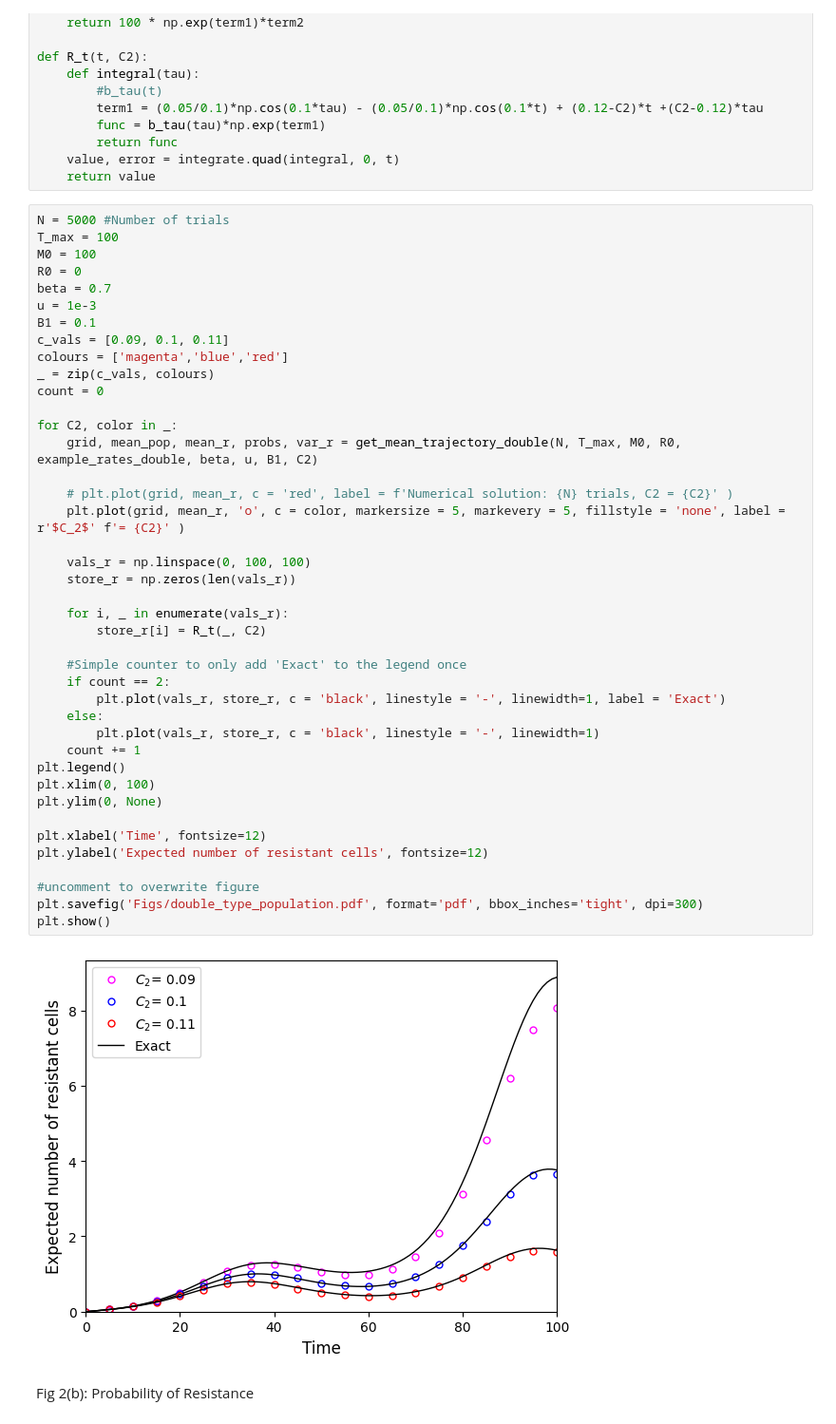
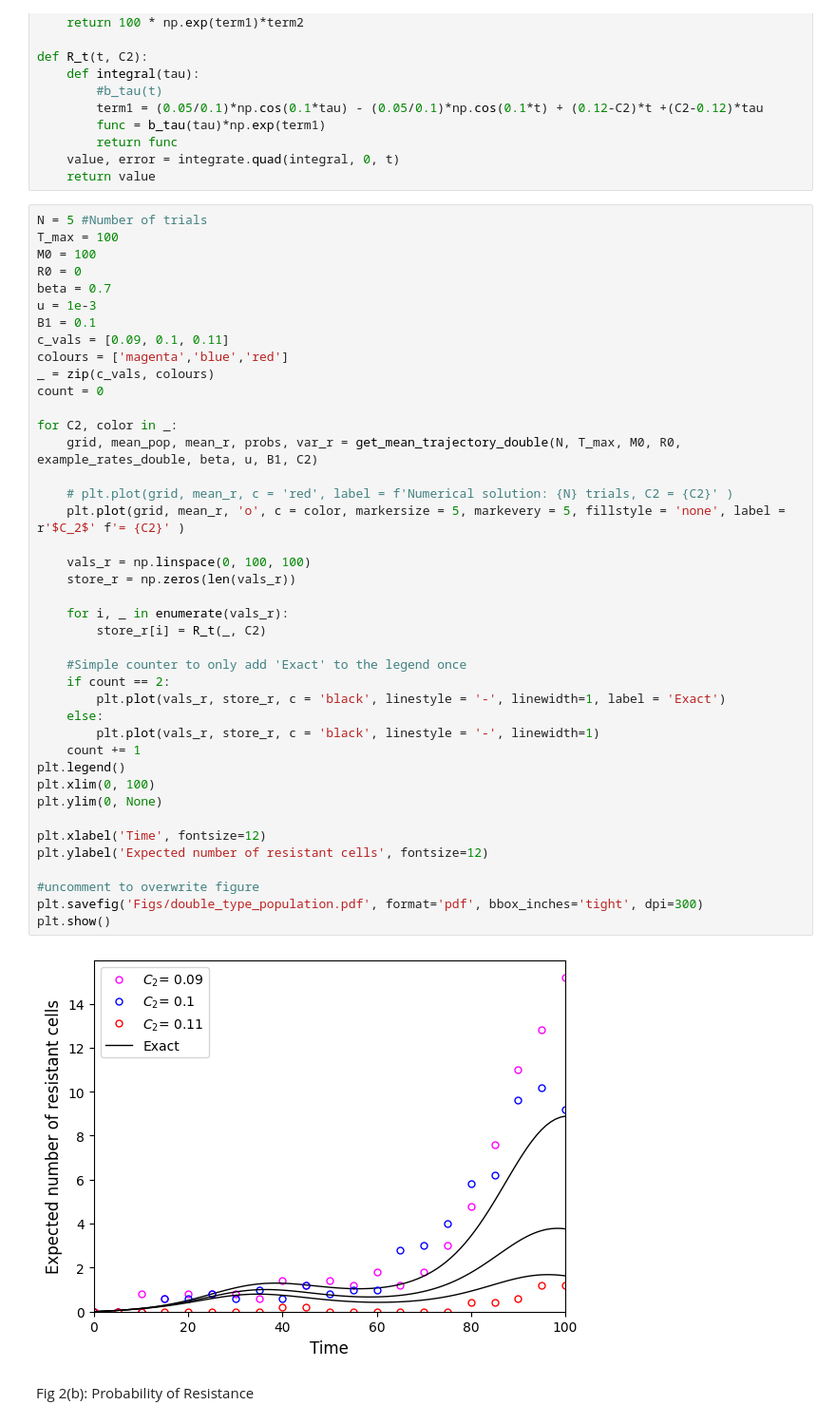
Before and after one commit to colmmcc2000/RSCAM_Group_11, a Jupyter notebook: code_RSCAM.ipynb, the cells around one changed output. Shown at 95% size. Saved outputs shown, nothing was run; the diff lists cells and outputs as text.

```diff
--- a/code_RSCAM.ipynb
+++ b/code_RSCAM.ipynb
@@ -211,7 +232,7 @@ def R_t(t, C2):
     value, error = integrate.quad(integral, 0, t)
     return value
 # %%
-N = 5000 #Number of trials
+N = 5 #Number of trials
 T_max = 100
 M0 = 100
 R0 = 0
@@ -225,34 +246,34 @@ count = 0
 
 for C2, color in _:
     grid, mean_pop, mean_r, probs, var_r = get_mean_trajectory_double(N, T_max, M0, R0, example_rates_double, beta, u, B1, C2)
 
     # plt.plot(grid, mean_r, c = 'red', label = f'Numerical solution: {N} trials, C2 = {C2}' )
     plt.plot(grid, mean_r, 'o', c = color, markersize = 5, markevery = 5, fillstyle = 'none', label = r'$C_2$' f'= {C2}' )
 
     vals_r = np.linspace(0, 100, 100)
     store_r = np.zeros(len(vals_r))
 
     for i, _ in enumerate(vals_r):
         store_r[i] = R_t(_, C2)
 
     #Simple counter to only add 'Exact' to the legend once
     if count == 2:
         plt.plot(vals_r, store_r, c = 'black', linestyle = '-', linewidth=1, label = 'Exact')
     else:
         plt.plot(vals_r, store_r, c = 'black', linestyle = '-', linewidth=1)
     count += 1
 plt.legend()
 plt.xlim(0, 100)
 plt.ylim(0, None)
 
 plt.xlabel('Time', fontsize=12)
 plt.ylabel('Expected number of resistant cells', fontsize=12)
 
 #uncomment to overwrite figure
 plt.savefig('Figs/double_type_population.pdf', format='pdf', bbox_inches='tight', dpi=300)
 plt.show()
 # %% [output]
-[figure, old version]
+[figure, new version]
 # %% [markdown]
 Fig 2(b): Probability of Resistance
 # %%
```
Also changed, not shown: parts of 15 cells of this notebook, 2 other files.
